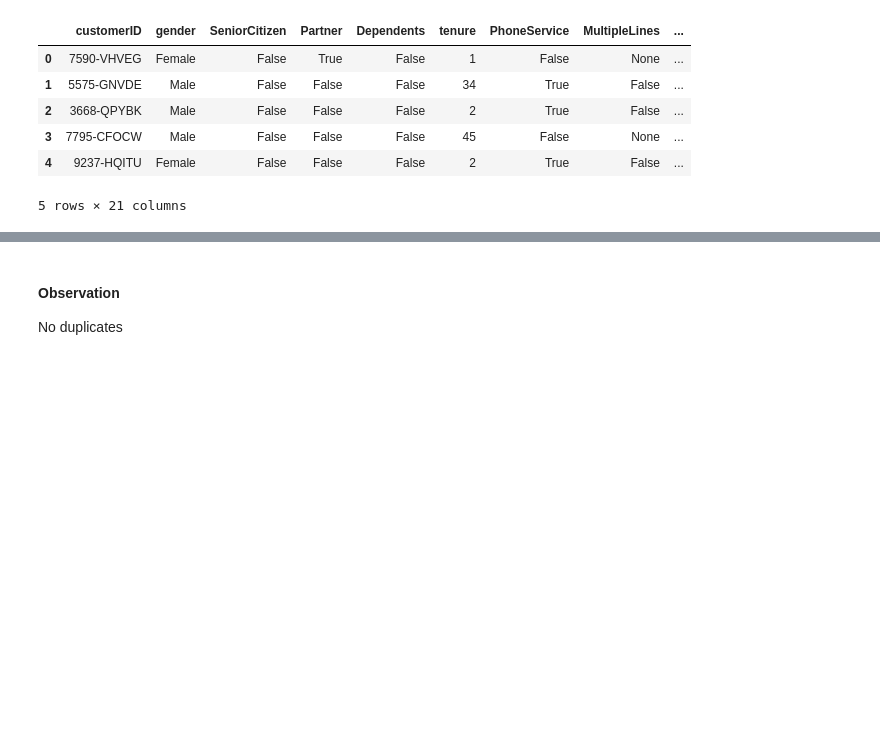
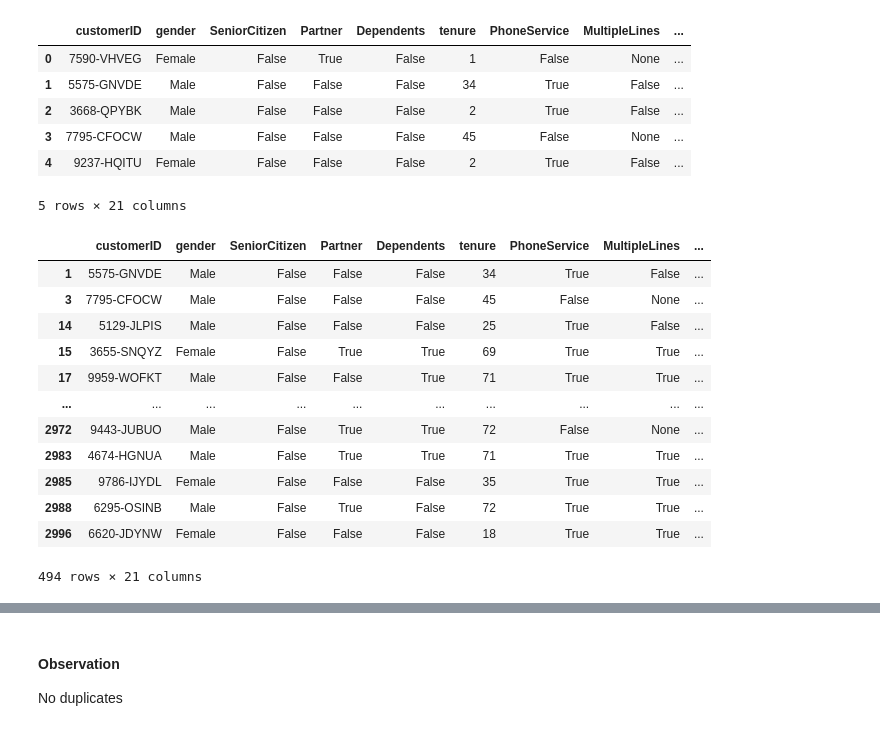
Before and after one commit to kwasichrappah/Custormer-Churn, a Jupyter notebook: customer.ipynb, the cells around one changed output, grey strips where cells are left out. Saved outputs shown, nothing was run; the diff lists cells and outputs as text; code cells hidden in the pictures; blank space fills up the shorter version.

```diff
--- a/customer.ipynb
+++ b/customer.ipynb
@@ -244,9 +246,27 @@ def check_normality(data,name):
 # %%
 #Hypothesis
 #There is no relationship between a tech savy customer and the customer retention
 ##
 #
 ###
 ###
-tech=df[df.OnlineSecurity=='True']
-non_tech = df[df.Category=='Technology & Software']
+df_tech= df.loc[df.OnlineSecurity & df.DeviceProtection]
+online=df.loc[df.OnlineSecurity]
+device= df.loc[df.DeviceProtection]
+
+
+df_tech
+# %% [output]
+|  | customerID | gender | SeniorCitizen | Partner | Dependents | tenure | PhoneService | MultipleLines | ... |
+| 1 | 5575-GNVDE | Male | False | False | False | 34 | True | False | ... |
+| 3 | 7795-CFOCW | Male | False | False | False | 45 | False | None | ... |
+| 14 | 5129-JLPIS | Male | False | False | False | 25 | True | False | ... |
+| 15 | 3655-SNQYZ | Female | False | True | True | 69 | True | True | ... |
+| 17 | 9959-WOFKT | Male | False | False | True | 71 | True | True | ... |
+| ... | ... | ... | ... | ... | ... | ... | ... | ... | ... |
+| 2972 | 9443-JUBUO | Male | False | True | True | 72 | False | None | ... |
+| 2983 | 4674-HGNUA | Male | False | True | True | 71 | True | True | ... |
+| 2985 | 9786-IJYDL | Female | False | False | False | 35 | True | True | ... |
+| 2988 | 6295-OSINB | Male | False | True | False | 72 | True | True | ... |
+| 2996 | 6620-JDYNW | Female | False | False | False | 18 | True | True | ... |
+494 rows × 21 columns
```
Also changed, not shown: parts of 12 cells of this notebook.
